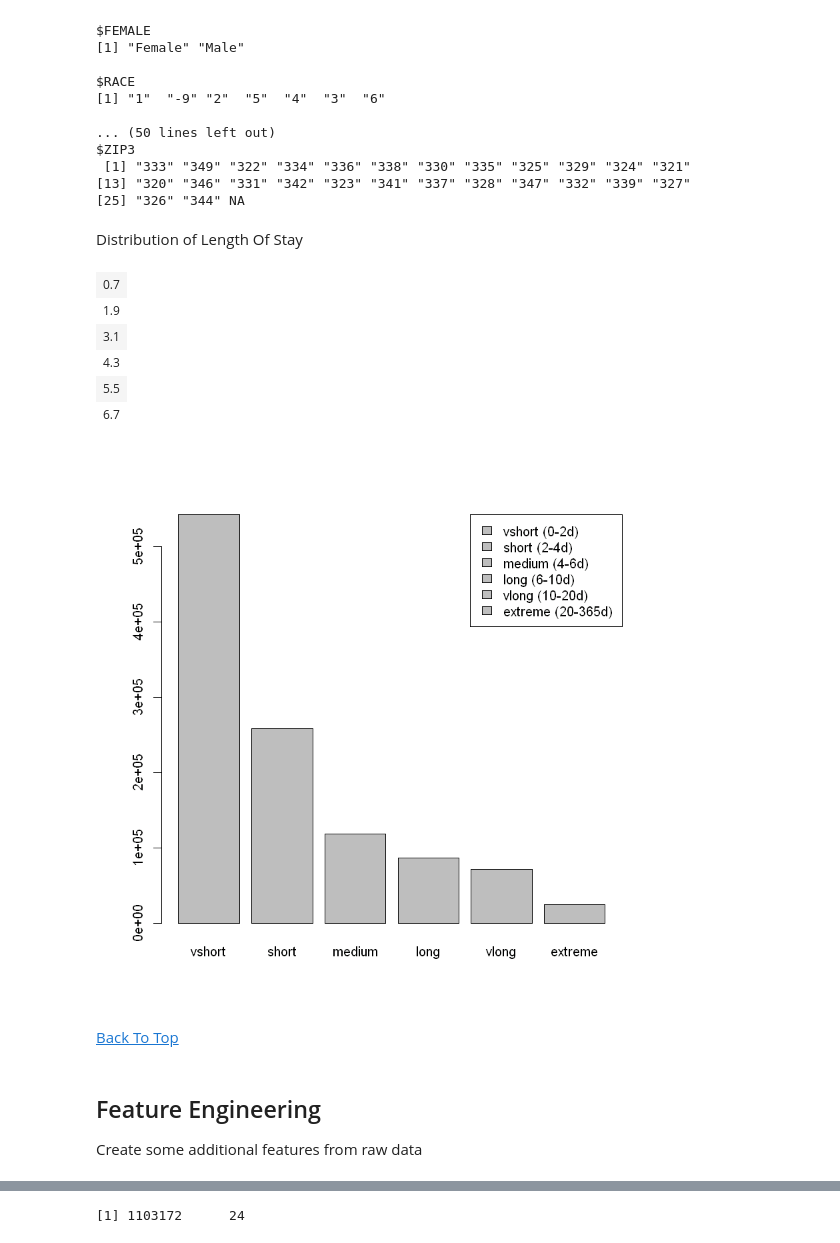
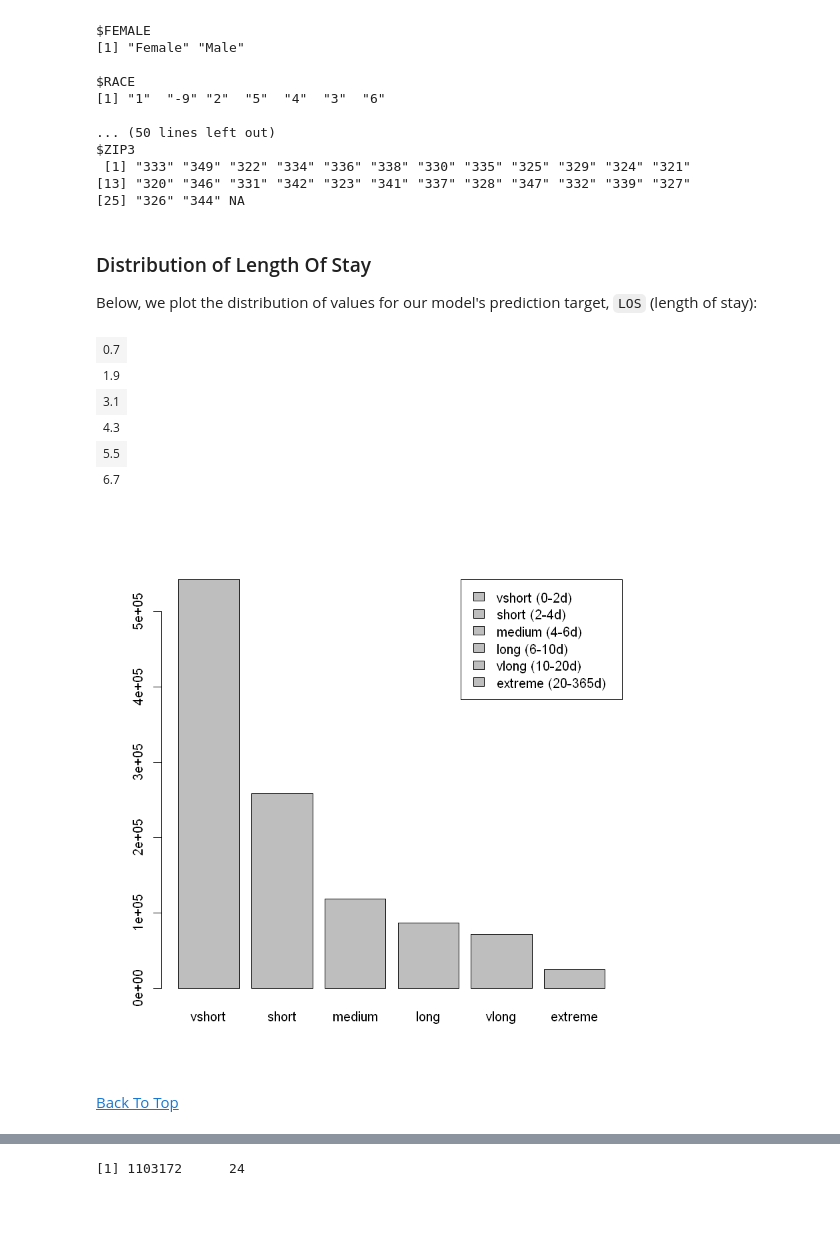
Before and after one commit to Azure/cortana-intelligence-population-health-management, a Jupyter notebook: ManualDeploymentGuide/Model/Length Of Stay Models - lm.ipynb, the cells around one changed output, grey strips where cells are left out. Saved outputs shown, nothing was run; the diff lists cells and outputs as text; code cells hidden in the pictures; blank space fills up the shorter version.

```diff
--- a/ManualDeploymentGuide/Model/Length Of Stay Models - lm.ipynb
+++ b/ManualDeploymentGuide/Model/Length Of Stay Models - lm.ipynb
@@ -129,17 +141,17 @@ We will use the following 135 columns for building a model for length of stay.
 # %%
-cols_demographic = c('AGE','FEMALE','RACE','MEDINCSTQ','PSTATE','ZIP','HOSPST','PAY1','PAY2','PAY3')
-cols_admitinfo = c('KEY','VisitLink','DSHOSPID','ATYPE','AMONTH','PointOfOriginUB04','TRAN_IN')
-cols_Diagnosis_present_on_admission = grep('DXPOA',names(dat),value=T)
-cols_ECode_present_on_admission = grep('E_POA',names(dat),value=T)
-cols_ICD9_CM_Chronic_Condition_Indicators = grep('^CHRON[0-9]',names(dat),value=T)
-cols_Chronic_Condition_Indicators_BodySystem = grep('^CHRONB',names(dat),value=T)
-cols_comorbidity_measure_ICD9_CMcodes = grep('^CM_',names(dat),value=T)
-cols_primaryDiagnosis = c('DX1','DXCCS1','DXMCCS1')
-cols_counts = c('NDX','NCHRONIC')
+cols_demographic = c('AGE', 'FEMALE', 'RACE', 'MEDINCSTQ', 'PSTATE', 'ZIP', 'HOSPST', 'PAY1', 'PAY2', 'PAY3')
+cols_admitinfo = c('KEY', 'VisitLink', 'DSHOSPID', 'ATYPE', 'AMONTH', 'PointOfOriginUB04', 'TRAN_IN')
+cols_Diagnosis_present_on_admission = grep('DXPOA', names(dat), value=T)
+cols_ECode_present_on_admission = grep('E_POA', names(dat), value=T)
+cols_ICD9_CM_Chronic_Condition_Indicators = grep('^CHRON[0-9]', names(dat), value=T)
+cols_Chronic_Condition_Indicators_BodySystem = grep('^CHRONB', names(dat), value=T)
+cols_comorbidity_measure_ICD9_CMcodes = grep('^CM_', names(dat), value=T)
+cols_primaryDiagnosis = c('DX1', 'DXCCS1', 'DXMCCS1')
+cols_counts = c('NDX', 'NCHRONIC')
 cols_Target = c('LOS')
 cols4los = c(cols_demographic, cols_admitinfo, cols_Diagnosis_present_on_admission, cols_ECode_present_on_admission,
-             cols_ICD9_CM_Chronic_Condition_Indicators, cols_Chronic_Condition_Indicators_BodySystem, cols_comorbidity_measure_ICD9_CMcodes,
-             cols_primaryDiagnosis, cols_counts, cols_Target)
+             cols_ICD9_CM_Chronic_Condition_Indicators, cols_Chronic_Condition_Indicators_BodySystem,
+             cols_comorbidity_measure_ICD9_CMcodes, cols_primaryDiagnosis, cols_counts, cols_Target)
 length(cols4los)
 # %% [output]
 [1] 135
@@ -183,27 +202,27 @@ $ZIP3
  [1] "333" "349" "322" "334" "336" "338" "330" "335" "325" "329" "324" "321"
 [13] "320" "346" "331" "342" "323" "341" "337" "328" "347" "332" "339" "327"
 [25] "326" "344" NA
-# %% [markdown]
-Distribution of Length Of Stay
+# %% [markdown]
+### Distribution of Length Of Stay
+
+Below, we plot the distribution of values for our model's prediction target, `LOS` (length of stay):
 # %%
-losbreaks = c(0,2,4,6,10,20,365)
-loslabels = c('vshort','short','medium','long','vlong','extreme')
-
-losdist = data.frame(table(cut(as.numeric(dat4los$LOS),breaks=losbreaks, labels=loslabels )))
+losbreaks = c(0, 2, 4, 6, 10, 20, 365)
+loslabels = c('vshort', 'short', 'medium', 'long', 'vlong', 'extreme')
+losdist = data.frame(table(cut(as.numeric(dat4los$LOS), breaks=losbreaks, labels=loslabels)))
 
 bp = barplot(losdist$Freq, names.arg = losdist$Var1)
 bp
-legend("topright",  fill=c("grey"), c('vshort (0-2d)','short (2-4d)','medium (4-6d)','long (6-10d)','vlong (10-20d)','extreme (20-365d)')  ) #c(0,2,4,6,10,20,365)
+legend("topright",
+       fill=c("grey"),
+       c('vshort (0-2d)', 'short (2-4d)', 'medium (4-6d)', 'long (6-10d)', 'vlong (10-20d)', 'extreme (20-365d)'))
 # %% [output]
 | 0.7 |
 | 1.9 |
 | 3.1 |
 | 4.3 |
 | 5.5 |
 | 6.7 |
-[figure, old version]
+[figure, new version]
 # %% [markdown]
  [Back To Top](#BackToTop)
-# %% [markdown]
-## Feature Engineering  <a id="featureeng"></a>
-Create some additional features from raw data
```
Also changed, not shown: parts of 47 cells of this notebook.
